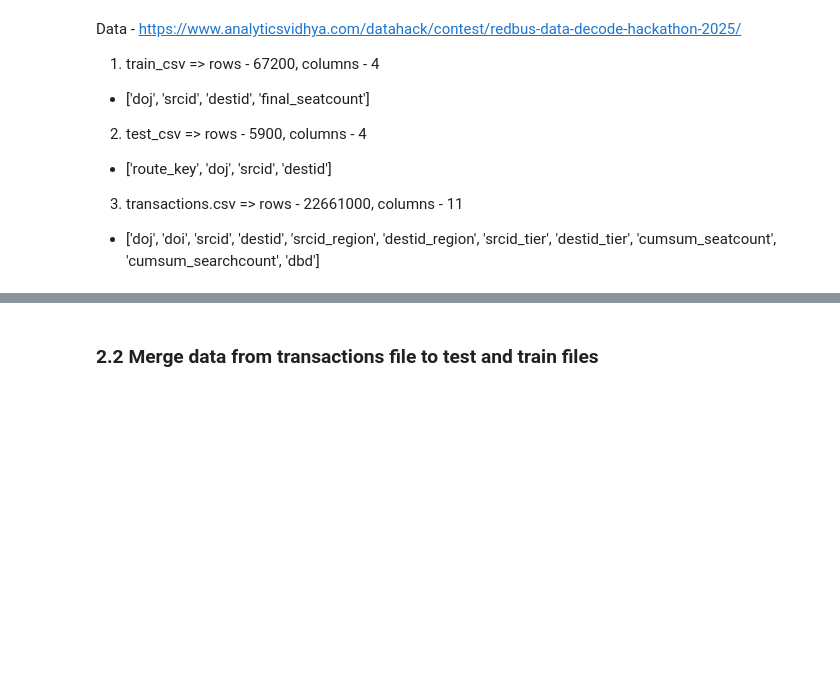
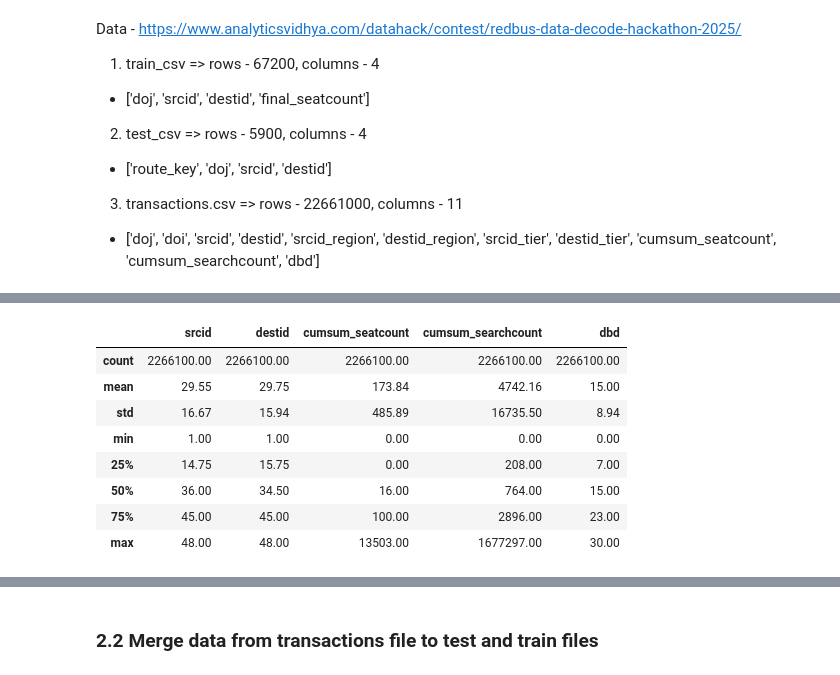
Before and after one commit to Viswa220522/redbus-hackathon, a Jupyter notebook: redbus_EDA.ipynb, the cells around one changed output, grey strips where cells are left out. Cells and saved outputs as stored; diff of their text form; code cells hidden in the pictures; blank space fills up the shorter version.

```diff
--- a/redbus_EDA.ipynb
+++ b/redbus_EDA.ipynb
@@ -115,0 +278,12 @@ test shape -> (5900, 3)
+# %%
+round(trans_df.describe(), 2)
+# %% [output]
+|  | srcid | destid | cumsum_seatcount | cumsum_searchcount | dbd |
+| count | 2266100.00 | 2266100.00 | 2266100.00 | 2266100.00 | 2266100.00 |
+| mean | 29.55 | 29.75 | 173.84 | 4742.16 | 15.00 |
+| std | 16.67 | 15.94 | 485.89 | 16735.50 | 8.94 |
+| min | 1.00 | 1.00 | 0.00 | 0.00 | 0.00 |
+| 25% | 14.75 | 15.75 | 0.00 | 208.00 | 7.00 |
+| 50% | 36.00 | 34.50 | 16.00 | 764.00 | 15.00 |
+| 75% | 45.00 | 45.00 | 100.00 | 2896.00 | 23.00 |
+| max | 48.00 | 48.00 | 13503.00 | 1677297.00 | 30.00 |
```
Also changed, not shown: parts of 41 cells of this notebook, 6 other files.
